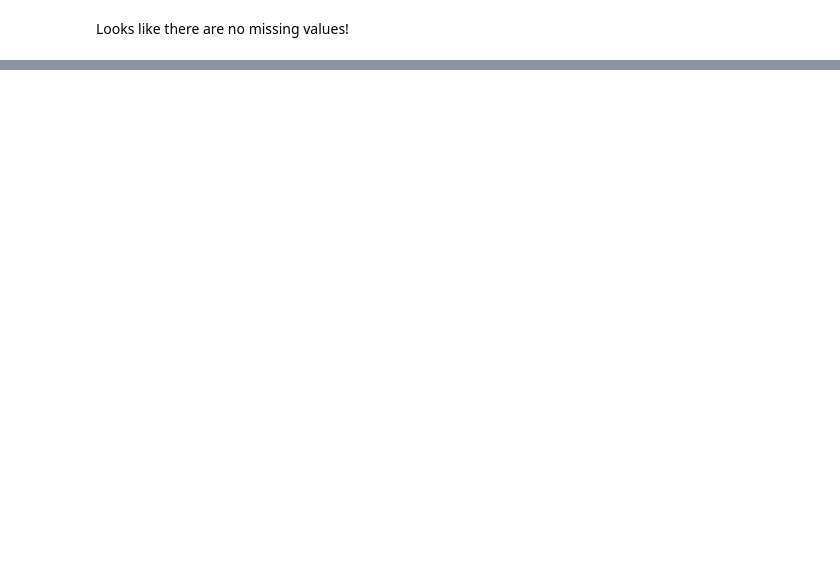
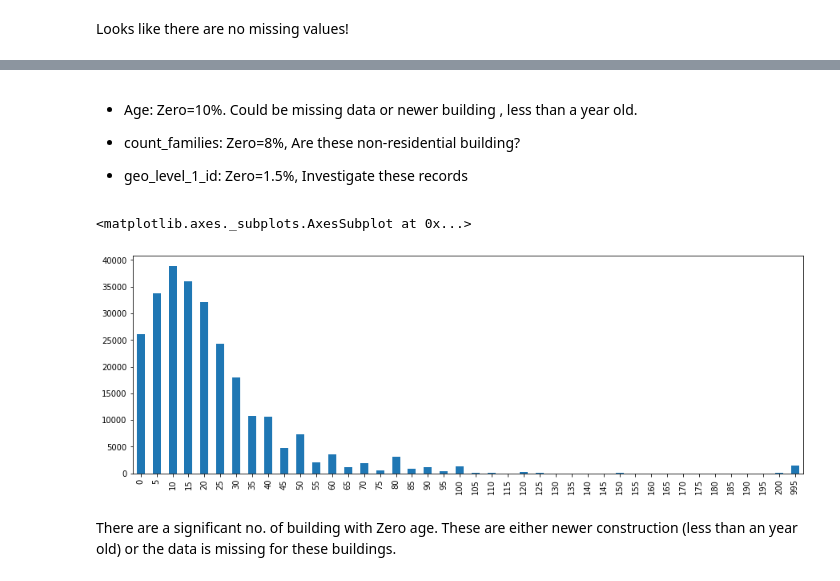
Before and after one commit to Preeti24/Richter-s-Predictor-Modeling-Earthquake-Damage, a Jupyter notebook: EDA.ipynb, the cells around one changed output, grey strips where cells are left out. Drawn from its saved outputs; the diff is of its cells as text; code cells hidden in the pictures; blank space fills up the shorter version.

```diff
--- a/EDA.ipynb
+++ b/EDA.ipynb
@@ -108,0 +112,13 @@ pd.DataFrame(prediction).nunique()
+# %% [markdown]
+- Age: Zero=10%. Could be missing data or newer building , less than a year old.
+
+- count_families: Zero=8%, Are these non-residential building?
+
+- geo_level_1_id: Zero=1.5%, Investigate these records
+# %%
+data['age'].value_counts().sort_index().plot.bar(figsize=[15,5])
+# %% [output]
+<matplotlib.axes._subplots.AxesSubplot at 0x...>
+[figure, added]
+# %% [markdown]
+There are a significant no. of building with Zero age. These are either newer construction (less than an year old) or the data is missing for these buildings.
```
Also changed, not shown: parts of 50 cells of this notebook.
